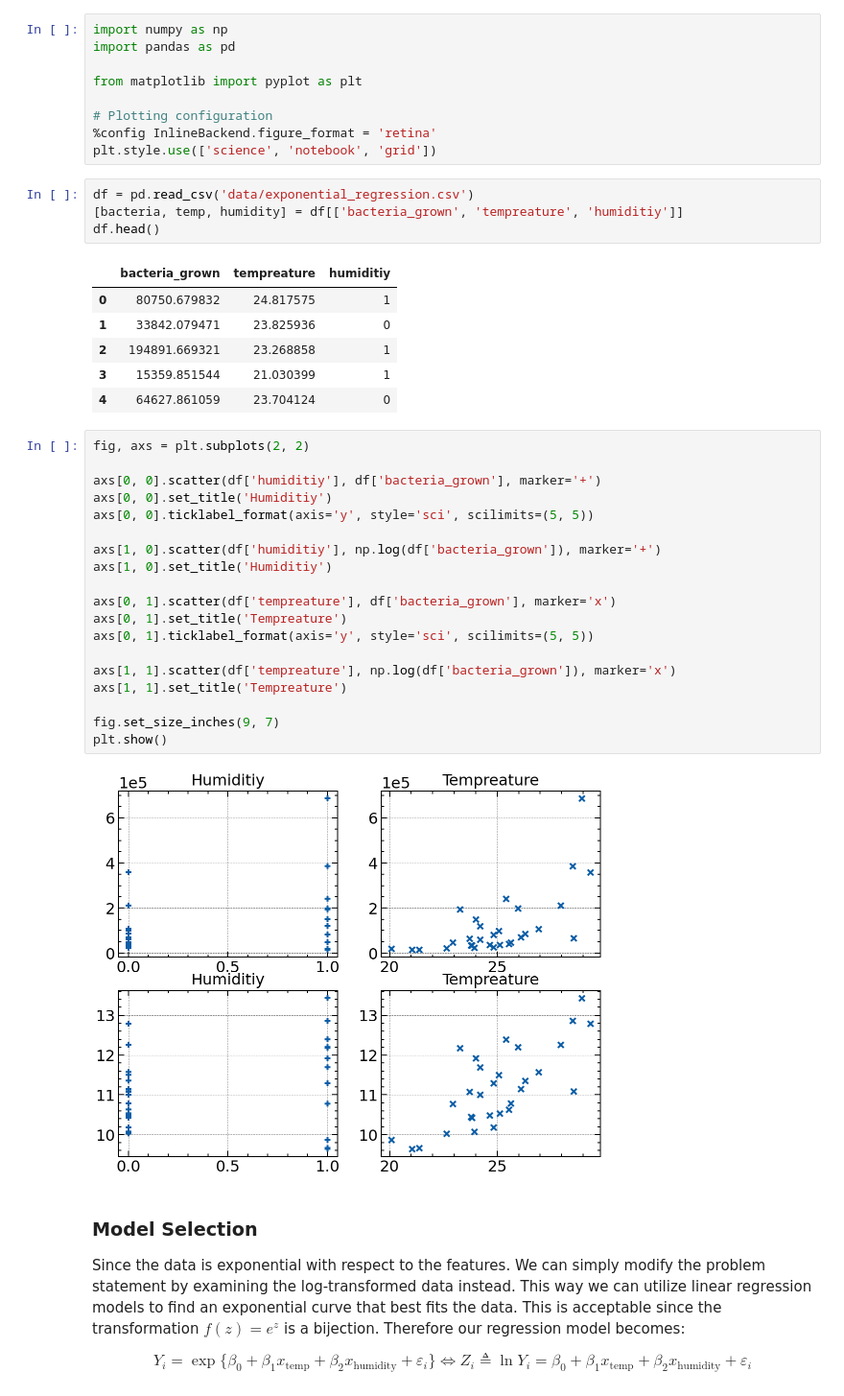
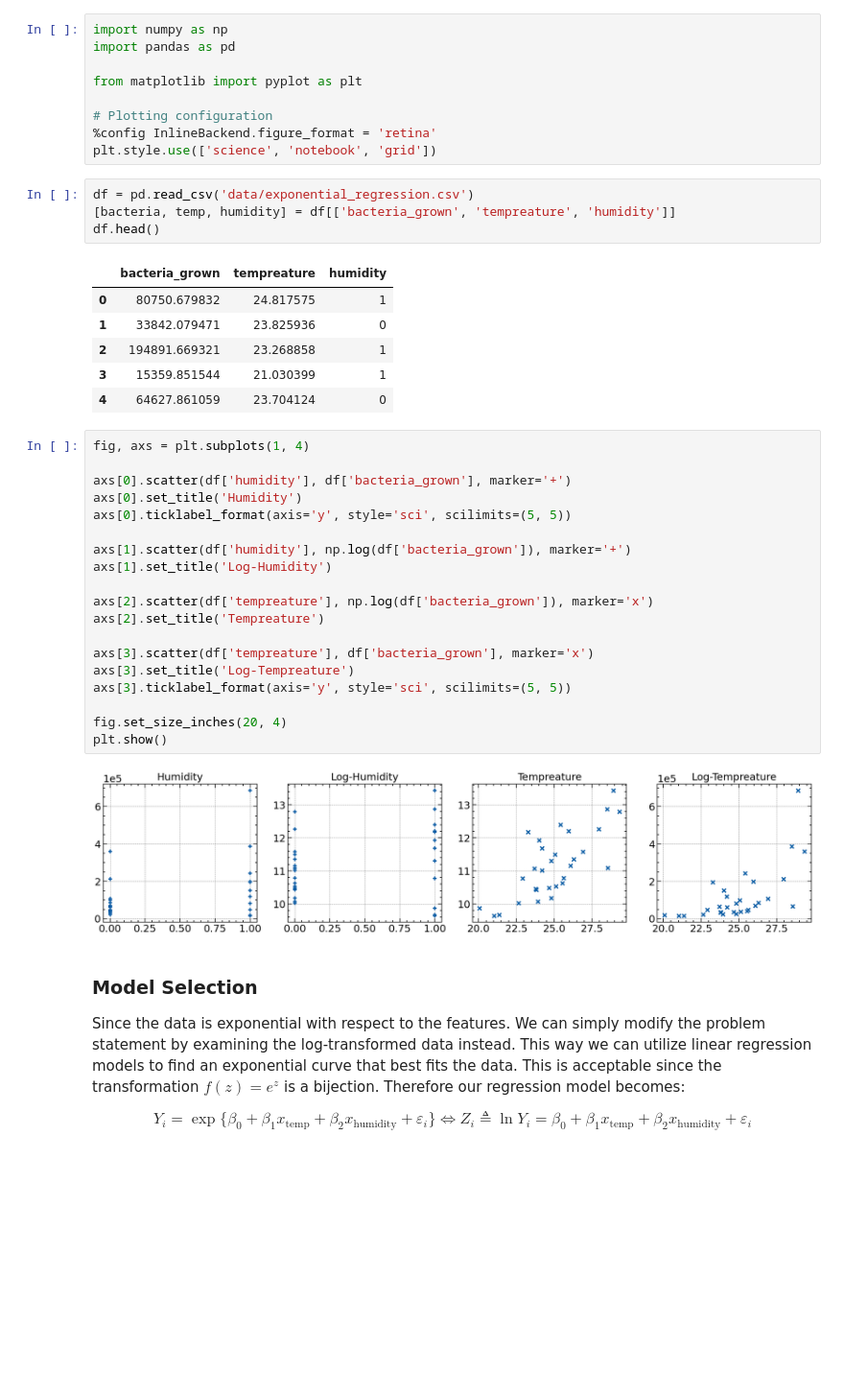
Before and after one commit to Sinbad-The-Sailor/Linear-Models, a Jupyter notebook: exponential_regression.ipynb, the cells around one changed output. Shown at 96% size. Drawn from its saved outputs; the diff is of its cells as text; blank space fills up the shorter version.

Commit message:
Changed plots and misspellings.

```diff
--- a/exponential_regression.ipynb
+++ b/exponential_regression.ipynb
@@ -27,36 +24,36 @@ from matplotlib import pyplot as plt
 plt.style.use(['science', 'notebook', 'grid'])
 # %%
 df = pd.read_csv('data/exponential_regression.csv')
-[bacteria, temp, humidity] = df[['bacteria_grown', 'tempreature', 'humiditiy']]
+[bacteria, temp, humidity] = df[['bacteria_grown', 'tempreature', 'humidity']]
 df.head()
 # %% [output]
-|  | bacteria_grown | tempreature | humiditiy |
+|  | bacteria_grown | tempreature | humidity |
 | 0 | 80750.679832 | 24.817575 | 1 |
 | 1 | 33842.079471 | 23.825936 | 0 |
 | 2 | 194891.669321 | 23.268858 | 1 |
 | 3 | 15359.851544 | 21.030399 | 1 |
 | 4 | 64627.861059 | 23.704124 | 0 |
 # %%
-fig, axs = plt.subplots(2, 2)
+fig, axs = plt.subplots(1, 4)
 
-axs[0, 0].scatter(df['humiditiy'], df['bacteria_grown'], marker='+')
-axs[0, 0].set_title('Humiditiy')
-axs[0, 0].ticklabel_format(axis='y', style='sci', scilimits=(5, 5))
+axs[0].scatter(df['humidity'], df['bacteria_grown'], marker='+')
+axs[0].set_title('Humidity')
+axs[0].ticklabel_format(axis='y', style='sci', scilimits=(5, 5))
 
-axs[1, 0].scatter(df['humiditiy'], np.log(df['bacteria_grown']), marker='+')
-axs[1, 0].set_title('Humiditiy')
+axs[1].scatter(df['humidity'], np.log(df['bacteria_grown']), marker='+')
+axs[1].set_title('Log-Humidity')
 
-axs[0, 1].scatter(df['tempreature'], df['bacteria_grown'], marker='x')
-axs[0, 1].set_title('Tempreature')
-axs[0, 1].ticklabel_format(axis='y', style='sci', scilimits=(5, 5))
+axs[2].scatter(df['tempreature'], np.log(df['bacteria_grown']), marker='x')
+axs[2].set_title('Tempreature')
 
-axs[1, 1].scatter(df['tempreature'], np.log(df['bacteria_grown']), marker='x')
-axs[1, 1].set_title('Tempreature')
+axs[3].scatter(df['tempreature'], df['bacteria_grown'], marker='x')
+axs[3].set_title('Log-Tempreature')
+axs[3].ticklabel_format(axis='y', style='sci', scilimits=(5, 5))
 
-fig.set_size_inches(9, 7)
+fig.set_size_inches(20, 4)
 plt.show()
 # %% [output]
-[figure, old version]
+[figure, new version]
 # %% [markdown]
 ### Model Selection
 
```
Also changed, not shown: parts of 3 cells of this notebook, 1 other file.
